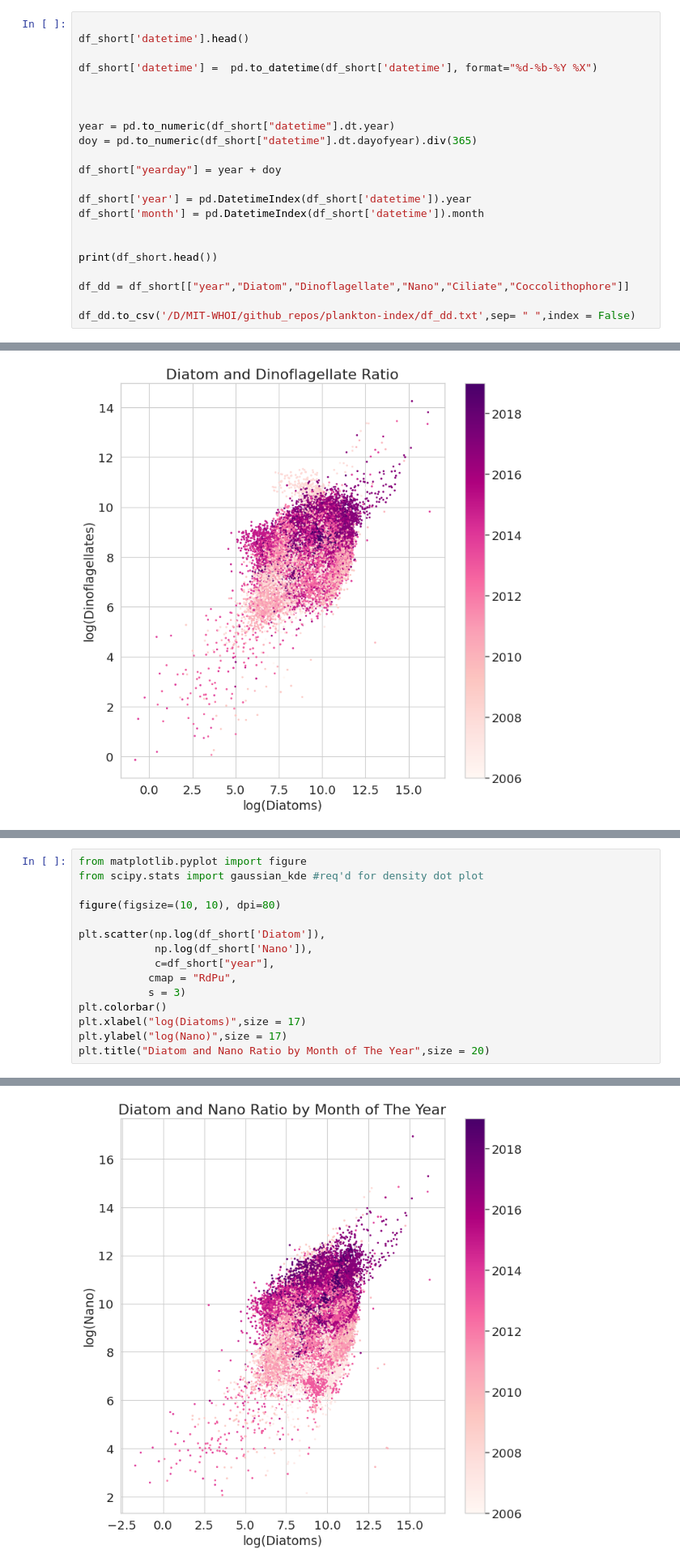
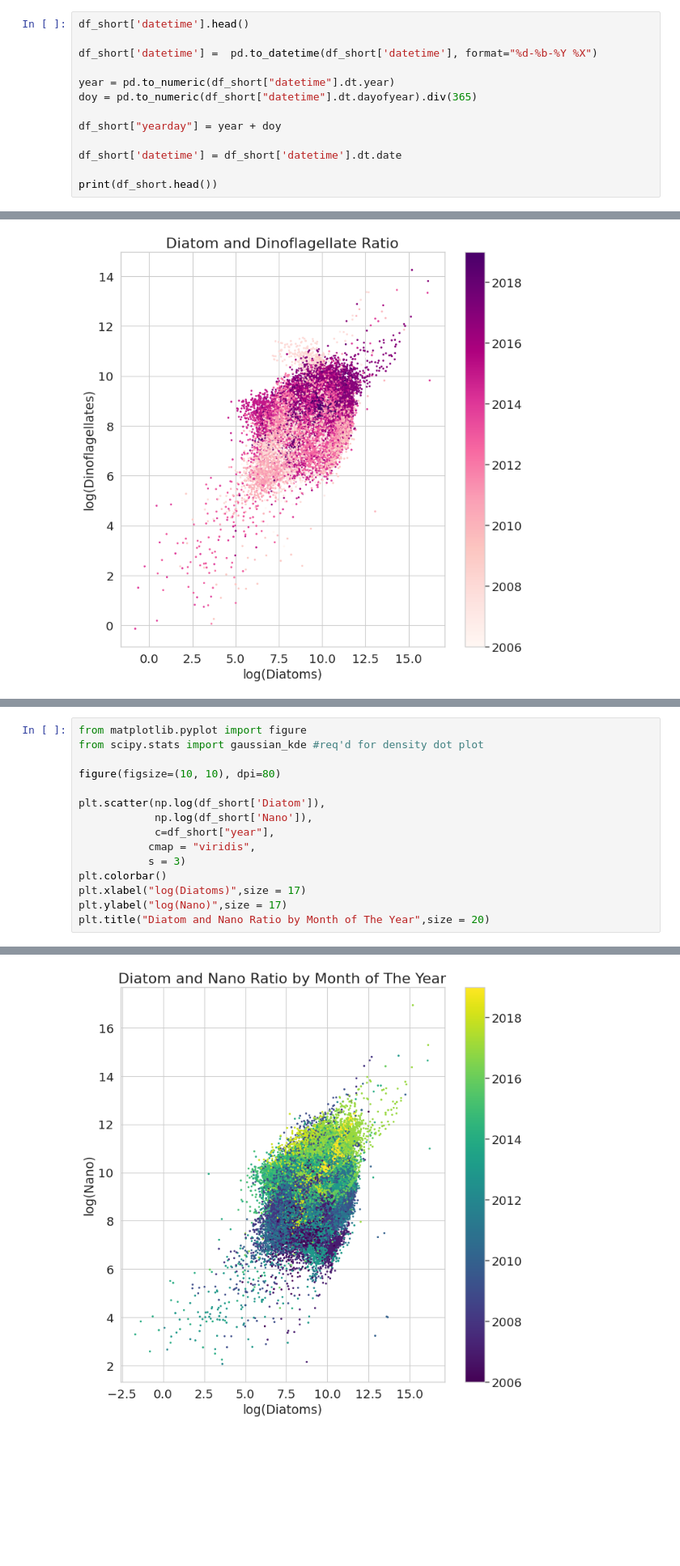
Before and after one commit to miraSantos/plankton-index, a Jupyter notebook: pi_convex_hull.ipynb, the cells around one changed output, grey strips where cells are left out. Shown at 81% size. Drawn from its saved outputs; the diff is of its cells as text; blank space fills up the shorter version.

```diff
--- a/pi_convex_hull.ipynb
+++ b/pi_convex_hull.ipynb
@@ -85,23 +93,14 @@ df_short.reset_index(inplace=True)
 # %%
-
 df_short['datetime'].head()
 
 df_short['datetime'] =  pd.to_datetime(df_short['datetime'], format="%d-%b-%Y %X")
-
-
 
 year = pd.to_numeric(df_short["datetime"].dt.year)
 doy = pd.to_numeric(df_short["datetime"].dt.dayofyear).div(365)
 
 df_short["yearday"] = year + doy
 
-df_short['year'] = pd.DatetimeIndex(df_short['datetime']).year
-df_short['month'] = pd.DatetimeIndex(df_short['datetime']).month
-
+df_short['datetime'] = df_short['datetime'].dt.date
 
 print(df_short.head())
-
-df_dd = df_short[["year","Diatom","Dinoflagellate","Nano","Ciliate","Coccolithophore"]]
-
-df_dd.to_csv('/D/MIT-WHOI/github_repos/plankton-index/df_dd.txt',sep= " ",index = False)
 # %% [output]
@@ -181,18 +191,18 @@ Text(0.5, 1.0, 'Diatom and Nano Ratio by Month of The Year')
 # %%
 from matplotlib.pyplot import figure
 from scipy.stats import gaussian_kde #req'd for density dot plot
 
 figure(figsize=(10, 10), dpi=80)
 
 plt.scatter(np.log(df_short['Diatom']),
             np.log(df_short['Nano']),
             c=df_short["year"],
-           cmap = "RdPu",
+           cmap = "viridis",
            s = 3)
 plt.colorbar()
 plt.xlabel("log(Diatoms)",size = 17)
 plt.ylabel("log(Nano)",size = 17)
 plt.title("Diatom and Nano Ratio by Month of The Year",size = 20)
 # %% [output]
 Text(0.5, 1.0, 'Diatom and Nano Ratio by Month of The Year')
-[figure, old version]
+[figure, new version]
```
Also changed, not shown: parts of 20 cells of this notebook.
